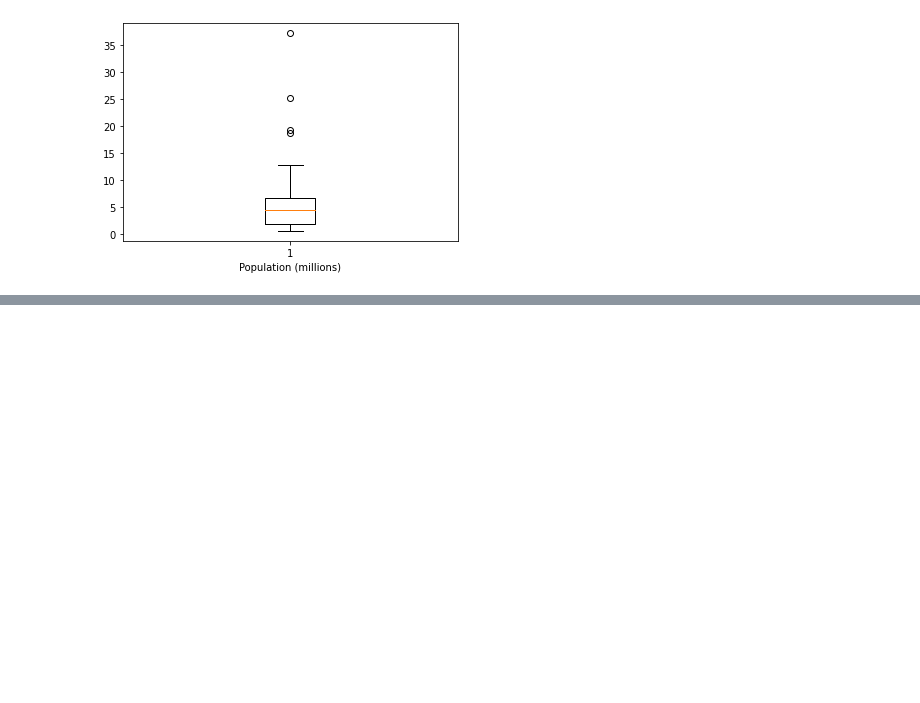
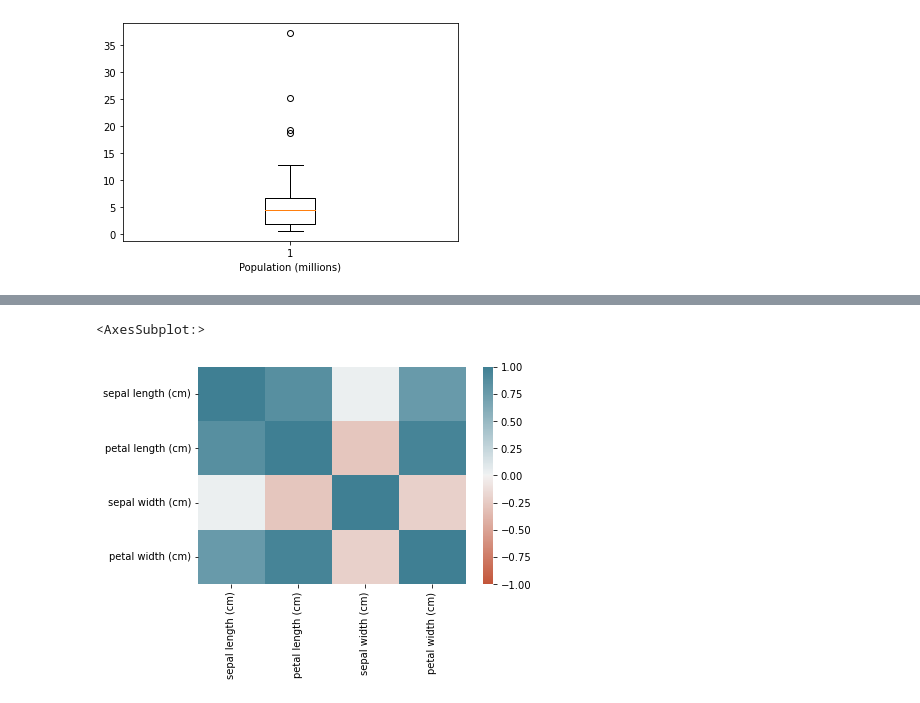
Before and after one commit to HIJINKIM815/gardening2022, a Jupyter notebook: 통계학/1장 탐색적 데이터 분석.ipynb, the cells around one changed output, grey strips where cells are left out. Saved outputs shown, nothing was run; the diff lists cells and outputs as text; code cells hidden in the pictures; blank space fills up the shorter version.

```diff
--- a/통계학/1장 탐색적 데이터 분석.ipynb
+++ b/통계학/1장 탐색적 데이터 분석.ipynb
@@ -114,0 +163,12 @@ Text(0.5, 0, 'Population (millions)')
+# %%
+iris_df = pd.read_csv('./data/iris_train.csv')
+iris_df.head(10)
+iris_df_features = iris_df.iloc[:,2:]
+# %%
+import seaborn as sns
+# 히트맵 ( 상관관계를 시각화 )
+sns.heatmap(iris_df_features.corr(), vmin=-1, vmax=1,
+           cmap=sns.diverging_palette(20,220,as_cmap=True))
+# %% [output]
+<AxesSubplot:>
+[figure, added]
```
Also changed, not shown: parts of 28 cells of this notebook, 8 other files.
